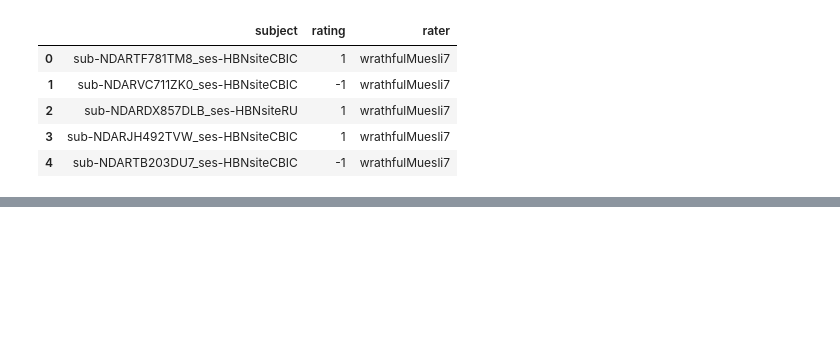
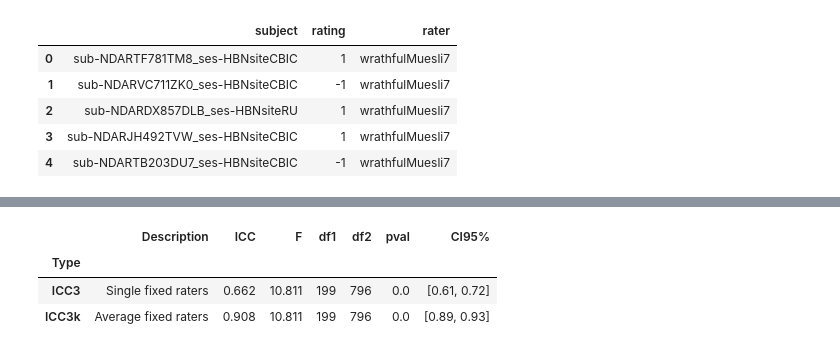
Before and after one commit to richford/hbn-pod2-qc, a Jupyter notebook: combine_expert_qc.ipynb, the cells around one changed output, grey strips where cells are left out. Drawn from its saved outputs; the diff is of its cells as text; code cells hidden in the pictures; blank space fills up the shorter version.

```diff
--- a/combine_expert_qc.ipynb
+++ b/combine_expert_qc.ipynb
@@ -45,0 +134,13 @@ expert_qc.groupby("subject").agg(["mean", "median", "std", "min", "max", "count"
+# %%
+icc = pg.intraclass_corr(
+    data=expert_qc,
+    targets="subject",
+    raters="rater",
+    ratings="rating"
+).round(3).set_index("Type").filter(like="ICC3", axis="index")
+icc
+# %% [output]
+|  | Description | ICC | F | df1 | df2 | pval | CI95% |
+| Type |  |  |  |  |  |  |  |
+| ICC3 | Single fixed raters | 0.662 | 10.811 | 199 | 796 | 0.0 | [0.61, 0.72] |
+| ICC3k | Average fixed raters | 0.908 | 10.811 | 199 | 796 | 0.0 | [0.89, 0.93] |
```
Also changed, not shown: parts of 9 cells of this notebook, 1 other file.
